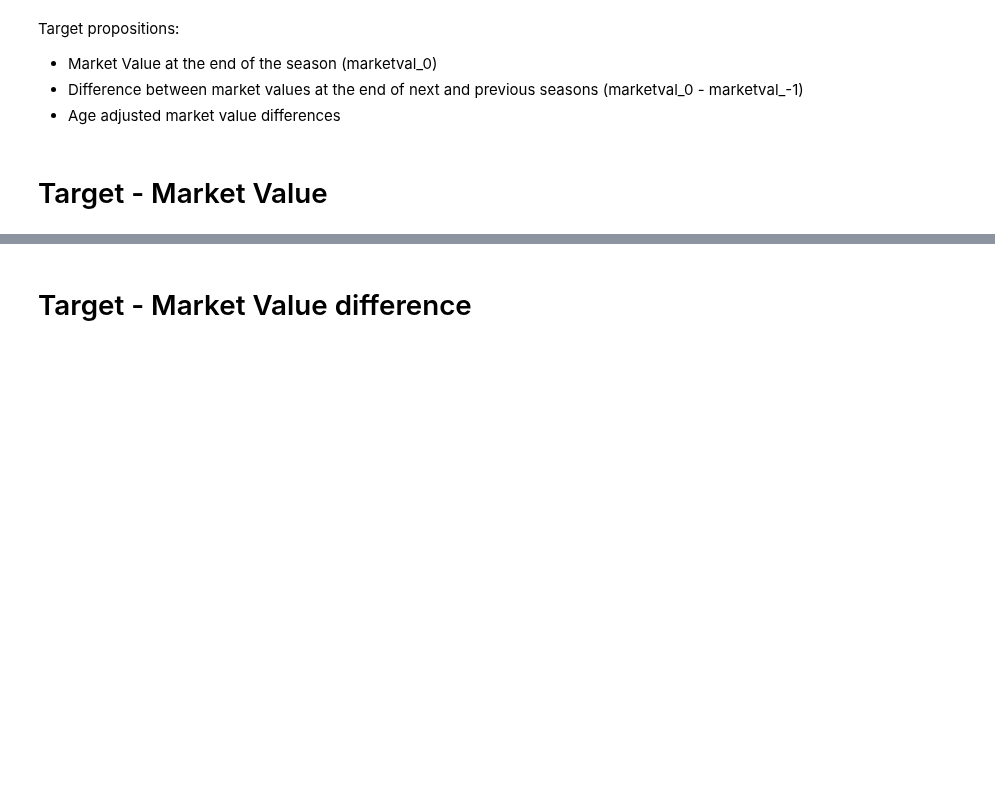
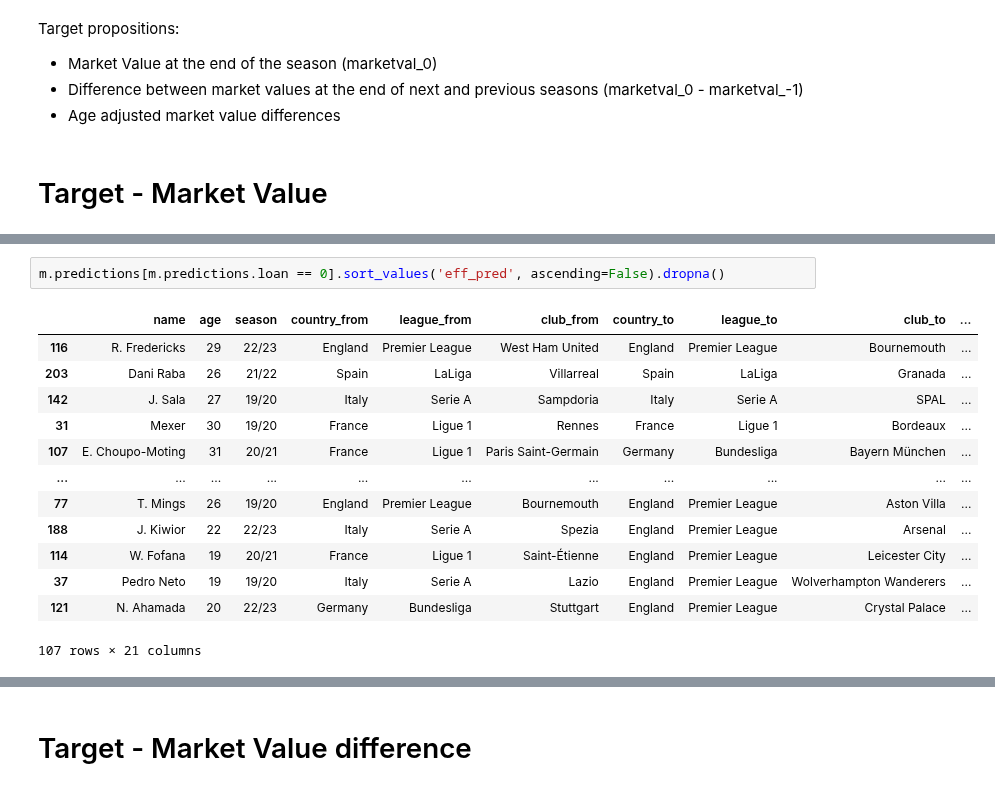
Before and after one commit to timurkambachekov/transfer-effectiveness-prediction, a Jupyter notebook: ml/xgboost.ipynb, the cells around one changed output, grey strips where cells are left out. Saved outputs shown, nothing was run; the diff lists cells and outputs as text; blank space fills up the shorter version.

```diff
--- a/ml/xgboost.ipynb
+++ b/ml/xgboost.ipynb
@@ -68,0 +83,16 @@ m.top_n_predictions(20, worst=True)
+# %%
+m.predictions[m.predictions.loan == 0].sort_values('eff_pred', ascending=False).dropna()
+# %% [output]
+|  | name | age | season | country_from | league_from | club_from | country_to | league_to | club_to | ... |
+| 116 | R. Fredericks | 29 | 22/23 | England | Premier League | West Ham United | England | Premier League | Bournemouth | ... |
+| 203 | Dani Raba | 26 | 21/22 | Spain | LaLiga | Villarreal | Spain | LaLiga | Granada | ... |
+| 142 | J. Sala | 27 | 19/20 | Italy | Serie A | Sampdoria | Italy | Serie A | SPAL | ... |
+| 31 | Mexer | 30 | 19/20 | France | Ligue 1 | Rennes | France | Ligue 1 | Bordeaux | ... |
+| 107 | E. Choupo-Moting | 31 | 20/21 | France | Ligue 1 | Paris Saint-Germain | Germany | Bundesliga | Bayern München | ... |
+| ... | ... | ... | ... | ... | ... | ... | ... | ... | ... | ... |
+| 77 | T. Mings | 26 | 19/20 | England | Premier League | Bournemouth | England | Premier League | Aston Villa | ... |
+| 188 | J. Kiwior | 22 | 22/23 | Italy | Serie A | Spezia | England | Premier League | Arsenal | ... |
+| 114 | W. Fofana | 19 | 20/21 | France | Ligue 1 | Saint-Étienne | England | Premier League | Leicester City | ... |
+| 37 | Pedro Neto | 19 | 19/20 | Italy | Serie A | Lazio | England | Premier League | Wolverhampton Wanderers | ... |
+| 121 | N. Ahamada | 20 | 22/23 | Germany | Bundesliga | Stuttgart | England | Premier League | Crystal Palace | ... |
+107 rows × 21 columns
```
Also changed, not shown: parts of 12 cells of this notebook, 19 other files.
